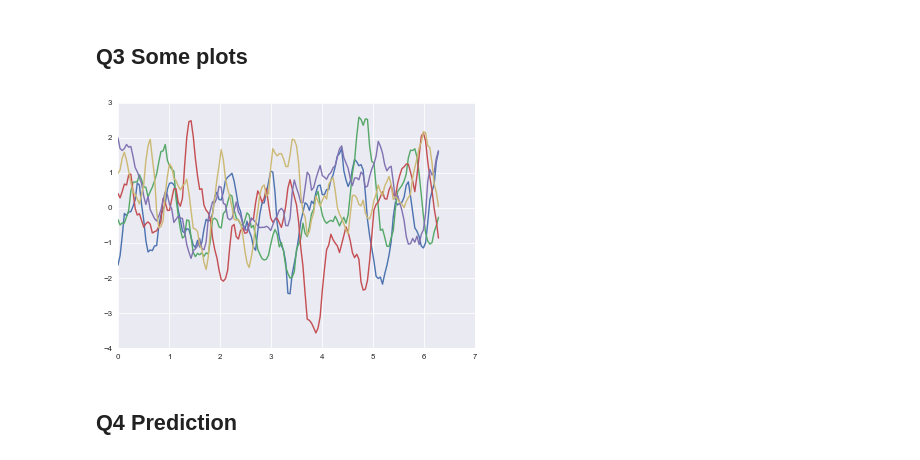
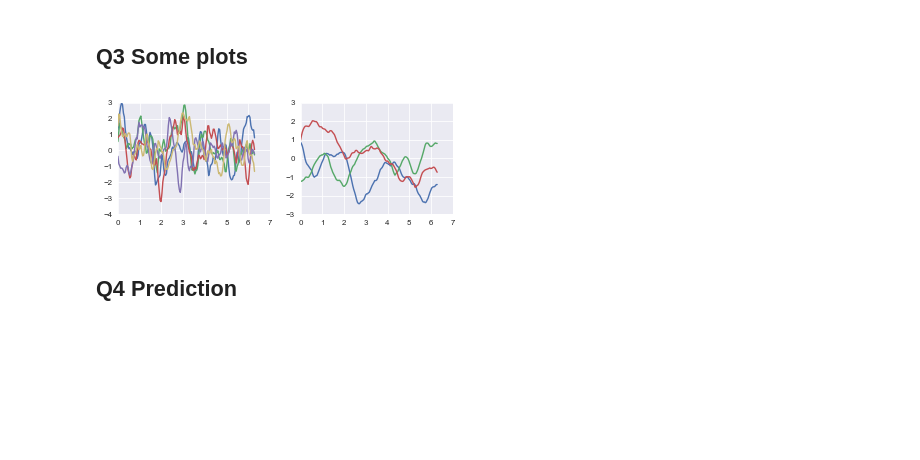
Before and after one commit to ggutierrez/SMFO, a Jupyter notebook: lab1/Lab1LinearRegression.ipynb, the cells around one changed output. Cells and saved outputs as stored; diff of their text form; code cells hidden in the pictures; blank space fills up the shorter version.

```diff
--- a/lab1/Lab1LinearRegression.ipynb
+++ b/lab1/Lab1LinearRegression.ipynb
@@ -480,18 +480,23 @@ def u2Kern(X,Y,sigma2=1.):
 def sampleGP(x,mu,kern,n,**kwargs):
     # return n sample paths from a centred GP N(mu,kern) evaluated at x
     kernel = kern(x,x,**kwargs) # The kernel evaluated at x with the provided options.
-    #(rows, _) = x.shape
-    #return stats.multivariate_normal.rvs(mean=np.full(rows,mu),cov=kernel,size=n)
-    #mean=None will use an array of zeros and hence the gaussian will be centered at 0.0.
-    return stats.multivariate_normal.rvs(mean=None,cov=kernel,size=n)
+    (rows, _) = x.shape
+    return stats.multivariate_normal.rvs(mean=mu,cov=kernel,size=n)
 # %% [markdown]
 ## Q3 Some plots
-# %%
-z = sampleGP(X[:,0:1], 0.0, matern32Kern, 5)
-for i in range(z.shape[0]):
-    pb.plot(X[:,0].flatten(), z[i].flatten())
-# %% [output]
-[figure, removed]
+# %%
+def plotSamples(x, kern, n, ax=pb, **kwargs):
+    mu = np.zeros(x.shape[0])
+    z = sampleGP(x, mu, kern, n, **kwargs)
+    for i in range(z.shape[0]):
+        ax.plot(x.flatten(), z[i].flatten())
+
+f, (p1, p2) = plt.subplots(1,2, figsize=(6,2))
+plotSamples(X[:,0:1], matern32Kern, 5, ax=p1)
+plotSamples(X[:,0:1], matern32Kern, 3, ax=p2, theta=0.8)
+plt.savefig('gpsamples.pgf')
+# %% [output]
+[figure, added]
 # %% [markdown]
 ## Q4 Prediction
 # %%
```
Also changed, not shown: 2 other files.
